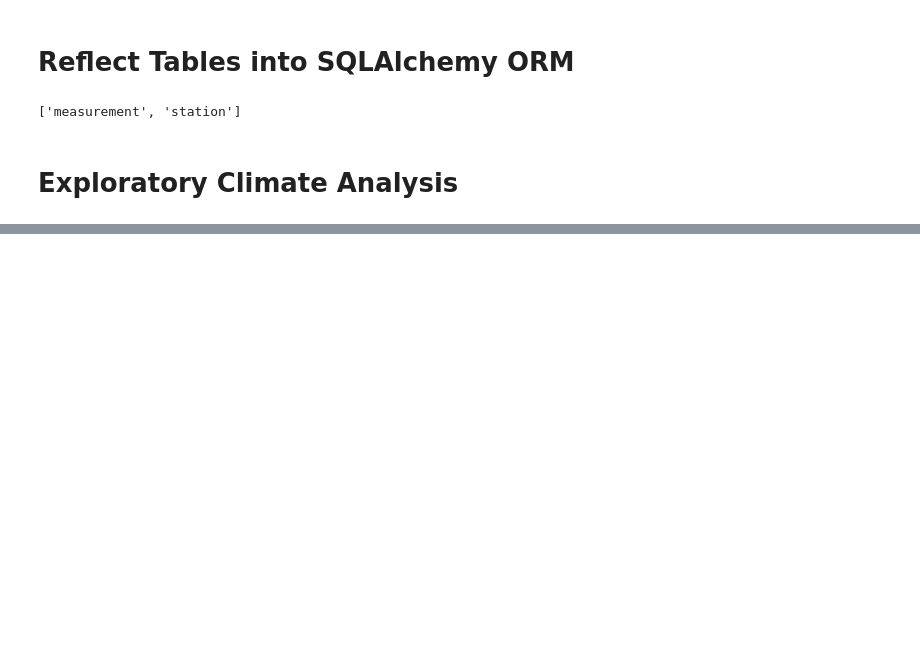
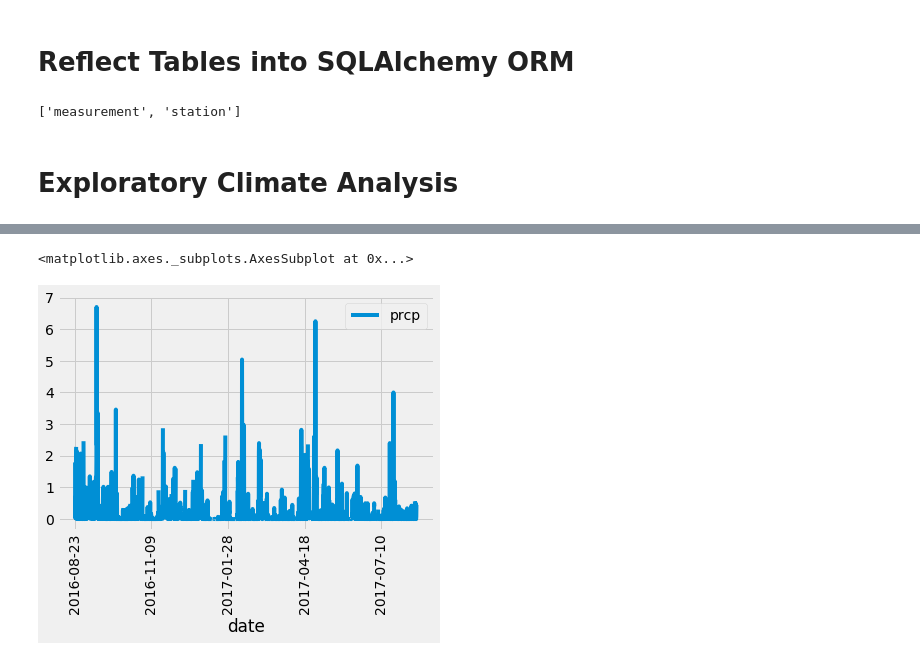
Before and after one commit to CecilyGriffin/SQL_Alchemy, a Jupyter notebook: climate.ipynb, the cells around one changed output, grey strips where cells are left out. Cells and saved outputs as stored; diff of their text form; code cells hidden in the pictures; blank space fills up the shorter version.

```diff
--- a/climate.ipynb
+++ b/climate.ipynb
@@ -51,0 +60,9 @@ session = Session(engine)
+# %%
+# Design a query to retrieve the last 12 months of precipitation data
+lastyear = dt.date(2017,8,23) - dt.timedelta(days = 365)
+query = session.query(measurement.date,measurement.prcp).filter(measurement.date >= lastyear).all()
+DF = pd.DataFrame(query, columns = ['date', 'prcp'])
+DF = DF.set_index(DF['date'])
+DF = DF.drop(columns ='date')
+DF = DF.sort_values('date')
+DF
@@ -52 +84,7 @@ session = Session(engine)
+# %%
+#Plot the results
+DF.plot(rot = 90)
+# %% [output]
+<matplotlib.axes._subplots.AxesSubplot at 0x...>
+[figure, added]
 # %%
```
Also changed, not shown: parts of 22 cells of this notebook, 1 other file.
